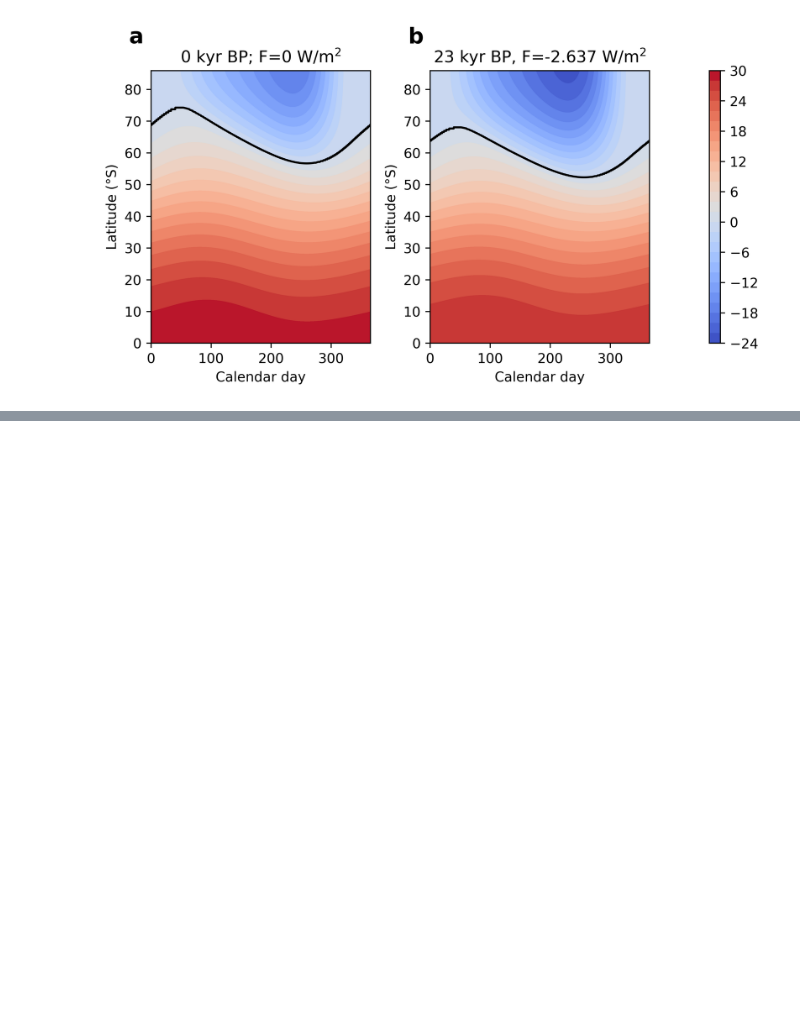
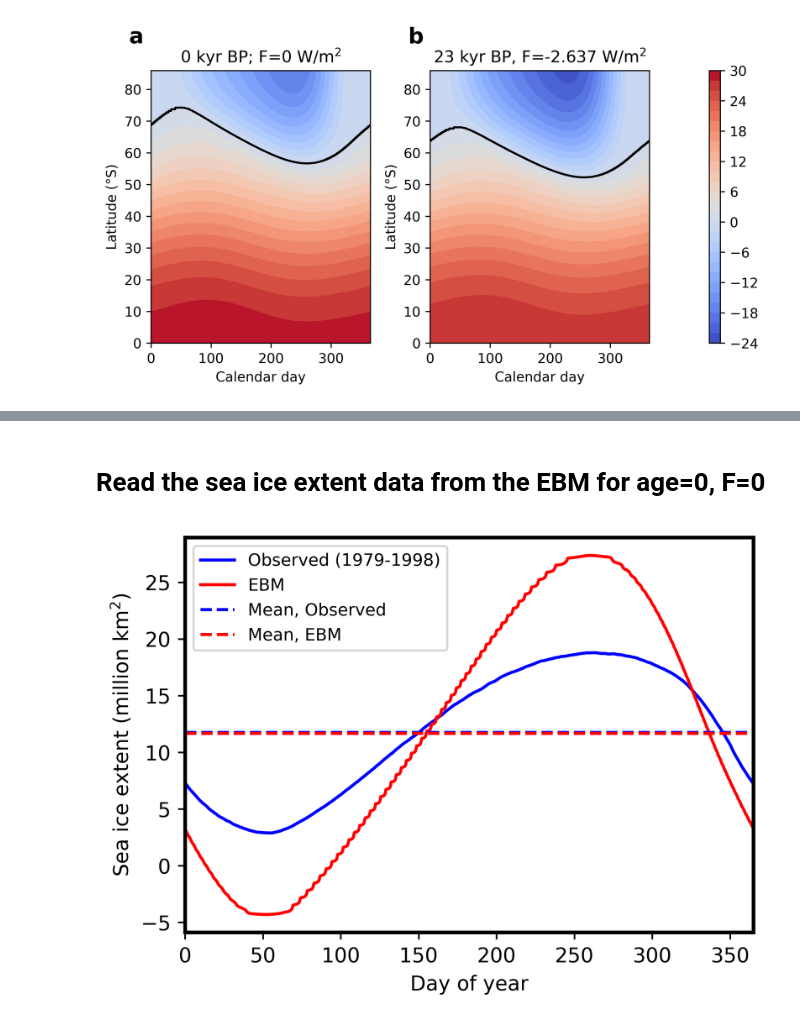
Before and after one commit to Peisong-Zheng/Last_deglaciation, a Jupyter notebook: EBM_data_ana.ipynb, the cells around one changed output, grey strips where cells are left out. Cells and saved outputs as stored; diff of their text form; code cells hidden in the pictures; blank space fills up the shorter version.

```diff
--- a/T_lats.ipynb
+++ b/EBM_data_ana.ipynb
@@ -216,0 +224,4 @@ fig.savefig(output_path+'/LGM_0_T_contour.svg', format='svg', dpi=600)
+# %%
+import xarray as xr
+siads = xr.open_dataset('D:/VScode/Last_deglaciation/data/sia_sie_daily_CDRv4_1979-2018.nc').rename({'time':'day'})
+siads
@@ -216,0 +246,41 @@ fig.savefig(output_path+'/LGM_0_T_contour.svg', format='svg', dpi=600)
+# %% [markdown]
+# Read the sea ice extent data from the EBM for age=0, F=0
+# %%
+import scipy.io
+
+# Load the files
+iceA_corrected_data = scipy.io.loadmat('D:/VScode/Last_deglaciation/data/iceA_corrected.mat')
+
+iceA_corrected = iceA_corrected_data['iceA_corrected']
+# %%
+import matplotlib.pyplot as plt
+
+sy = 1979
+ey = 1998
+myds = siads.sel(year=slice(sy,ey)).mean(dim='year')
+
+fig = plt.figure(figsize=(5,3.5),dpi=600)
+ax = fig.add_subplot(1, 1, 1)  # Adding a single subplot
+
+myds['sie_sh_cdr'].plot(ax=ax, linestyle='-', color='b', label='Observed (1979-1998)')
+ax.plot(np.linspace(0,365,1000), iceA_corrected, linestyle='-', color='r', label='EBM')
+# plot the mean of myds['sie_sh_cdr'] as a horizontal line
+ax.axhline(myds['sie_sh_cdr'].mean(), linestyle='--', color='b', label='Mean, Observed')
+# plot the mean of iceA_corrected as a horizontal line
+ax.axhline(iceA_corrected.mean(), linestyle='--', color='r', label='Mean, EBM')
+
+# set the x axis limit
+ax.set_xlim(0,365)
+
+# add legend
+ax.legend(loc='upper left', ncol=1, fontsize='small')
+plt.xlabel('Day of year')
+plt.ylabel('Sea ice extent (million km$^2$)')
+# set the linewidth of the box to 1.8
+ax.spines['top'].set_linewidth(1.8)
+ax.spines['right'].set_linewidth(1.8)
+ax.spines['bottom'].set_linewidth(1.8)
+ax.spines['left'].set_linewidth(1.8)
+plt.show()  # Show the plot
+# %% [output]
+[figure, added]
```
Also changed, not shown: parts of 4 cells of this notebook, 9 other files.
